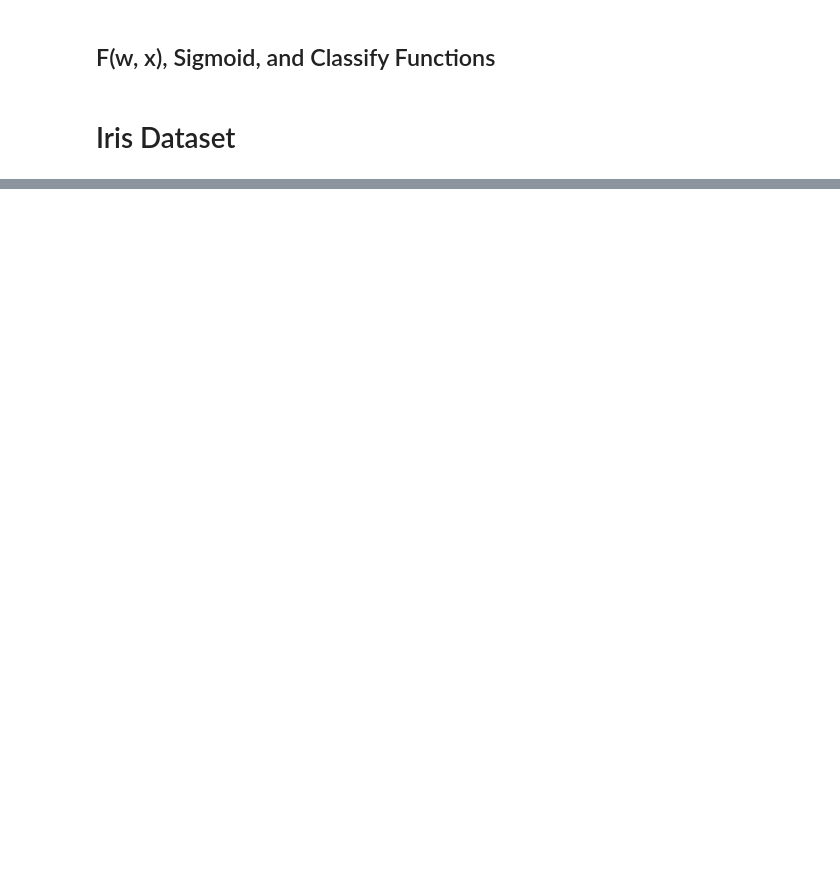
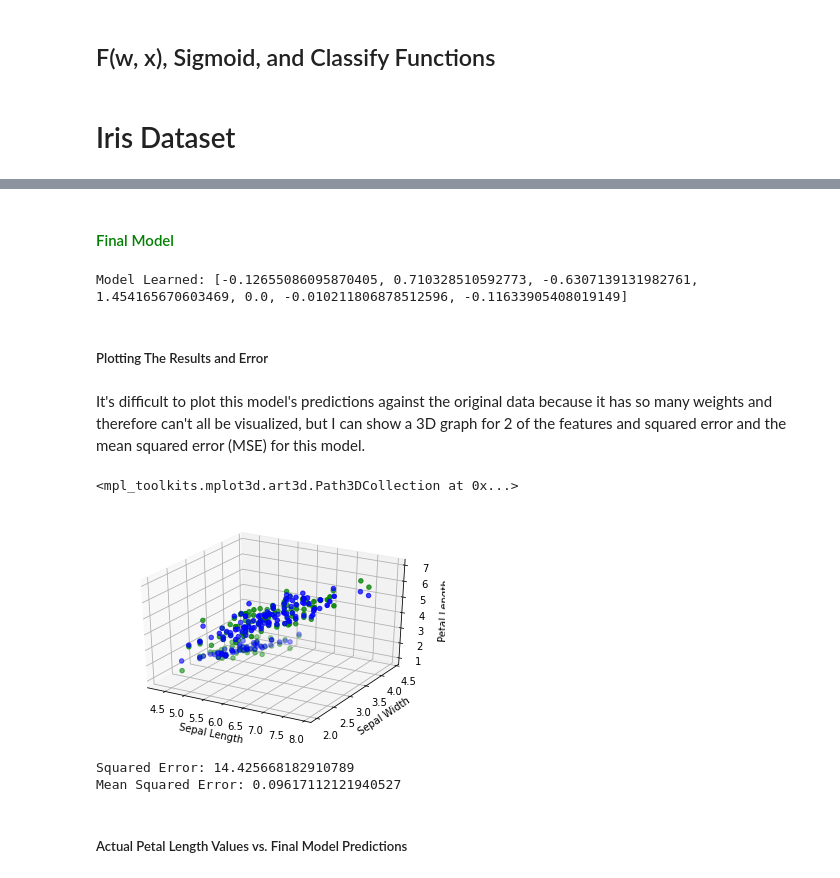
Before and after one commit to JohnEaganFS/CSCI191T, a Jupyter notebook: Linear&LogisticRegression.ipynb, the cells around one changed output, grey strips where cells are left out. Drawn from its saved outputs; the diff is of its cells as text; code cells hidden in the pictures; blank space fills up the shorter version.

```diff
--- a/Linear&LogisticRegression.ipynb
+++ b/Linear&LogisticRegression.ipynb
@@ -30,0 +145,3 @@ woeifjwoeifjoiwefjiowe
+# %%
+dataPL = [((xs[0],xs[1],xs[2],xs[3],setosa,versicolor,virginica), y) for ((xs,y), (setosa, versicolor, virginica)) in zip(dataPL, speciesOHE)]
+print(dataPL)
@@ -30,0 +152,4 @@ woeifjwoeifjoiwefjiowe
+# %%
+# Initial model
+alpha=0.01
+model=[0, 0, 0, 0, 0, 0, 0]
@@ -30,0 +158,52 @@ woeifjwoeifjoiwefjiowe
+# %%
+def LinearRegression(alpha, model, data, iterations):
+  X = [x for (x,y) in data]
+  Y = [y for (x,y) in data]
+  for i in range(iterations):
+    yPredicted = [F(model, x) for x in X]
+
+    # Gradient function
+    D = lambda model, X, Y, var: 1/len(Y)*sum([(-2*(r-y)*x[var]) for r,y,x in zip(Y, yPredicted, X)])
+    for i in range(len(model)):
+      delta = D(model, X, Y, i)
+      model[i] = model[i]-alpha*delta
+
+  return model
+# %% [markdown]
+#### <font color="green">Final Model
+# %%
+model = LinearRegression(alpha, model, dataPL, 1000)
+print("Model Learned:", model)
+# %% [output]
+Model Learned: [-0.12655086095870405, 0.710328510592773, -0.6307139131982761, 1.454165670603469, 0.0, -0.010211806878512596, -0.11633905408019149]
+# %% [markdown]
+##### Plotting The Results and Error
+# %% [markdown]
+It's difficult to plot this model's predictions against the original data because it has so many weights and therefore can't all be visualized, but I can show a 3D graph for 2 of the features and squared error and the mean squared error (MSE) for this model.
+# %%
+X = [x for (x,y) in dataPL]
+Y = [y for (x,y) in dataPL]
+dataX1 = [x for (_,x,_,_,_,_,_) in X]
+dataX2 = [x for (_,_,x,_,_,_,_) in X]
+yPredicted = [F(model, x) for x in X]
+
+ax = plt.axes(projection = '3d')
+plt.xlabel("Sepal Length")
+plt.ylabel("Sepal Width")
+ax.set_zlabel("Petal Length")
+
+ax.scatter(dataX1, dataX2, Y, c='g')
+ax.scatter(dataX1, dataX2, yPredicted, c='b')
+# %% [output]
+<mpl_toolkits.mplot3d.art3d.Path3DCollection at 0x...>
+[figure, added]
+# %%
+SE = sum([(r-y)**2.0 for r,y in zip(Y, yPredicted)])
+MSE = (1/len(dataPL)) * SE
+print("Squared Error:", SE)
+print("Mean Squared Error:", MSE)
+# %% [output]
+Squared Error: 14.425668182910789
+Mean Squared Error: 0.09617112121940527
+# %% [markdown]
+##### Actual Petal Length Values vs. Final Model Predictions
```
Also changed, not shown: parts of 91 cells of this notebook.
